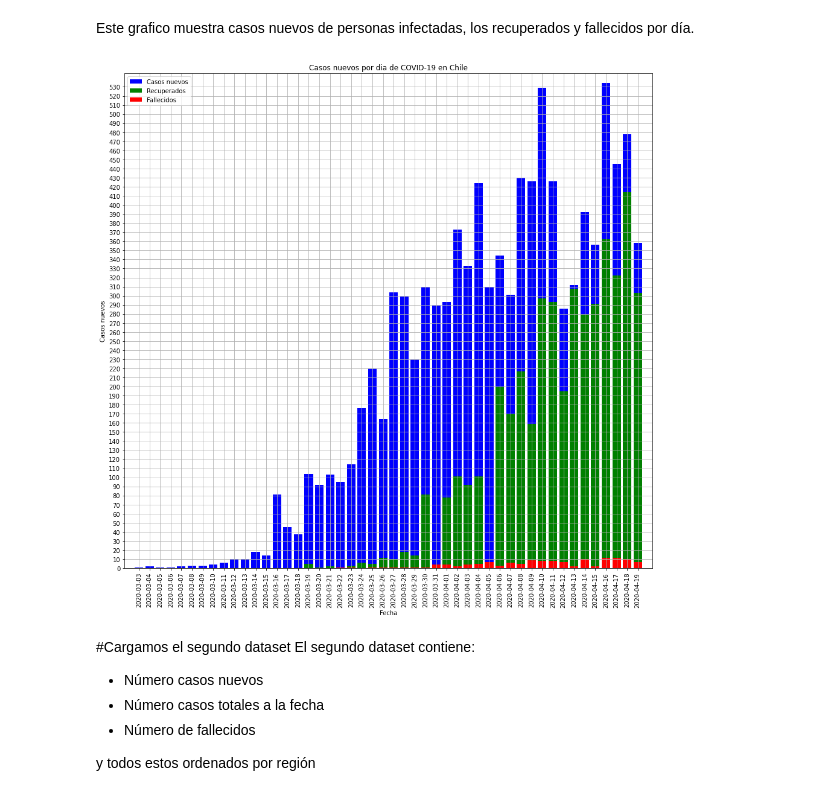
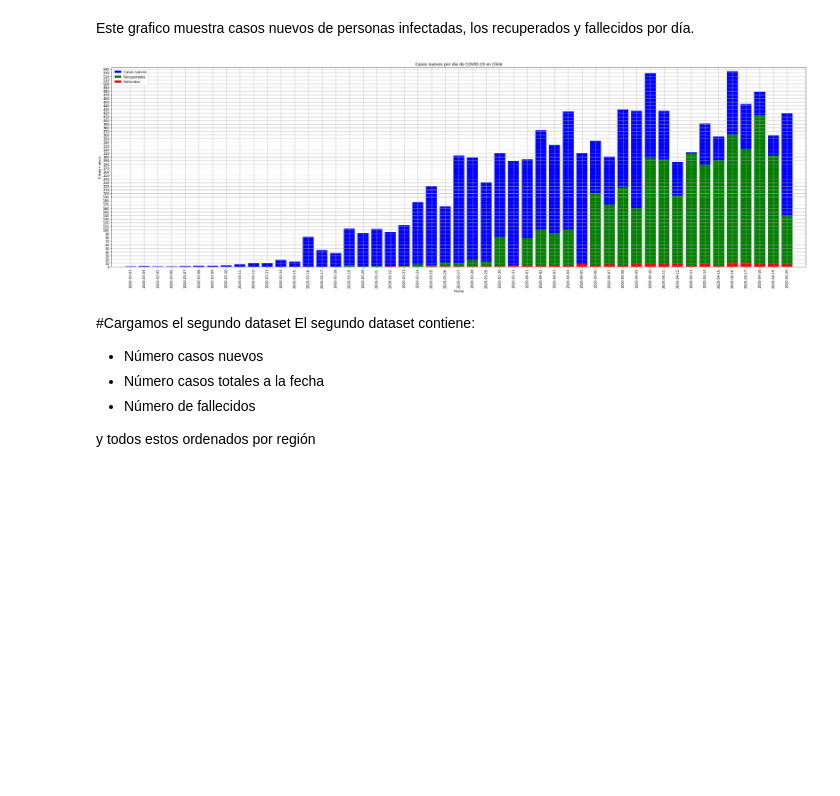
Before and after one commit to White-Mask/COVID-19-Chile-Coronavirus, a Jupyter notebook: Notebook/Analisis_COVID-19_chile.ipynb, the cells around one changed output. Cells and saved outputs as stored; diff of their text form; code cells hidden in the pictures; blank space fills up the shorter version.

```diff
--- a/Notebook/Analisis_COVID-19_chile.ipynb
+++ b/Notebook/Analisis_COVID-19_chile.ipynb
@@ -49,7 +49,7 @@ Este primer grafico nos muestra los casos de personas que tienen el COVID-19 acu
 # %%
 import matplotlib.pyplot as plt
 
-plt.rcParams['figure.figsize']=(13,13)
+plt.rcParams['figure.figsize']=(30,10)
 
 ay = fq.plot('Fecha','Casos_totales_nuevos',label='Casos totales por dia')
 plt.title("Casos totales por dia de personas con COVID-19 en Chile")
@@ -96,26 +96,26 @@ Este grafico muestra casos nuevos de personas infectadas, los recuperados y fall
 # %%
 import numpy as np
 
 fech = fq['Fecha']
 plt.bar(fech,fq.Casos_totales_dia,color='blue',label = 'Casos nuevos')
 #plt.bar(fech,fq['recuperados a nivel nacional'], color = 'green',label ='Recuperados')
 plt.bar(fech,C_recuperado_dia, color = 'green',label ='Recuperados')
 plt.bar(fech,C_fellecidos_dia, color = 'red',label = 'Fallecidos')
 
 
 plt.title("Casos nuevos por dia de COVID-19 en Chile")
 plt.xlabel("Fecha")
 plt.ylabel("Casos nuevos")
 mapeado2 = range(len(fq.Casos_totales_dia))
 plt.xticks(mapeado2,fq.Fecha,rotation='vertical')
-plt.yticks(np.arange(0,540,step=10))
+plt.yticks(np.arange(0,600,step=10))
 plt.legend(loc = 'upper left')
 plt.tight_layout()
 plt.grid(True)
 plt.margins(0.02)
 plt.show()
 # %% [output]
-[figure, old version]
+[figure, new version]
 # %% [markdown]
 #Cargamos el segundo dataset
 El segundo dataset contiene:
```
Also changed, not shown: parts of 10 cells of this notebook, 4 other files.
